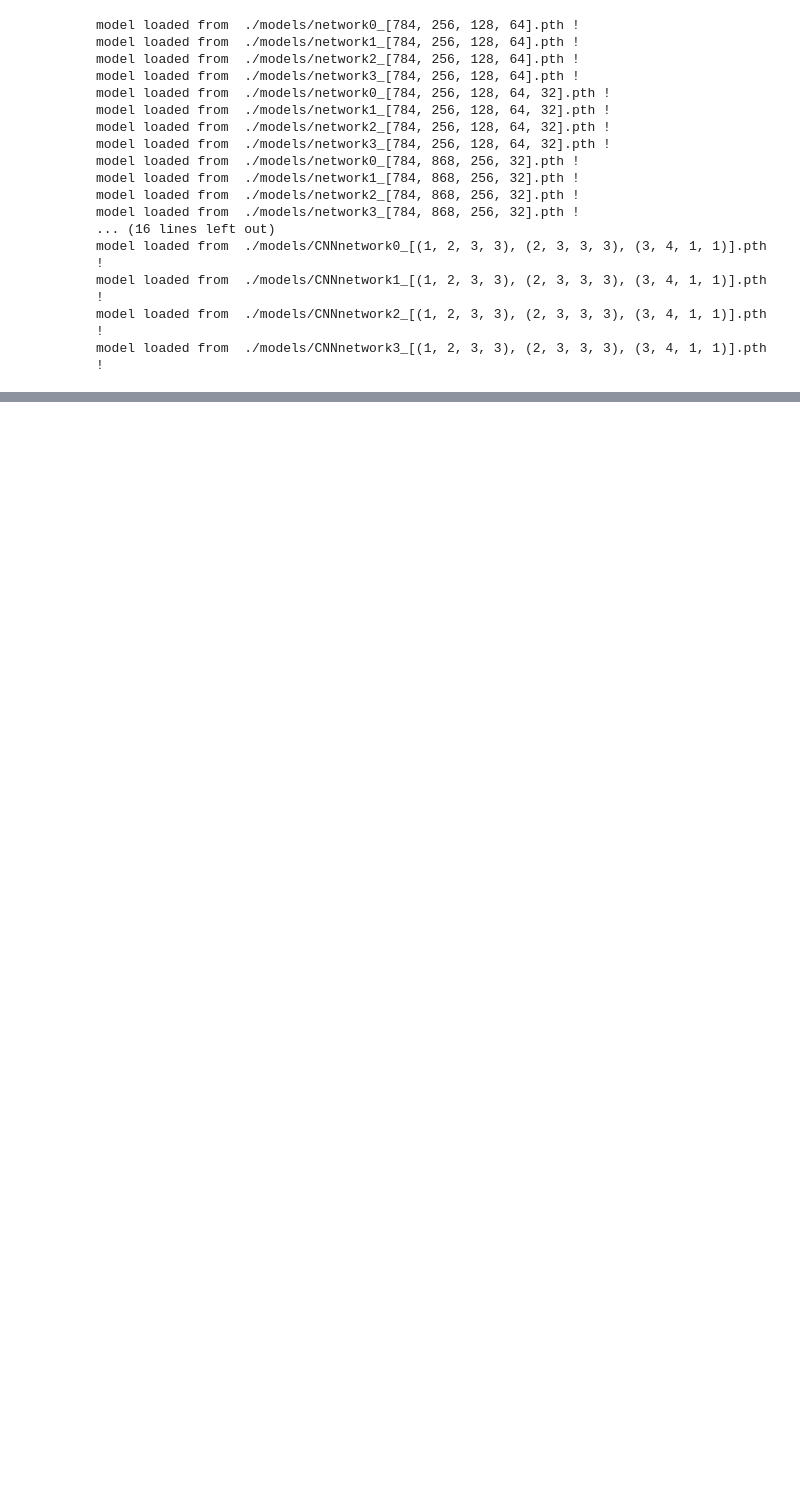
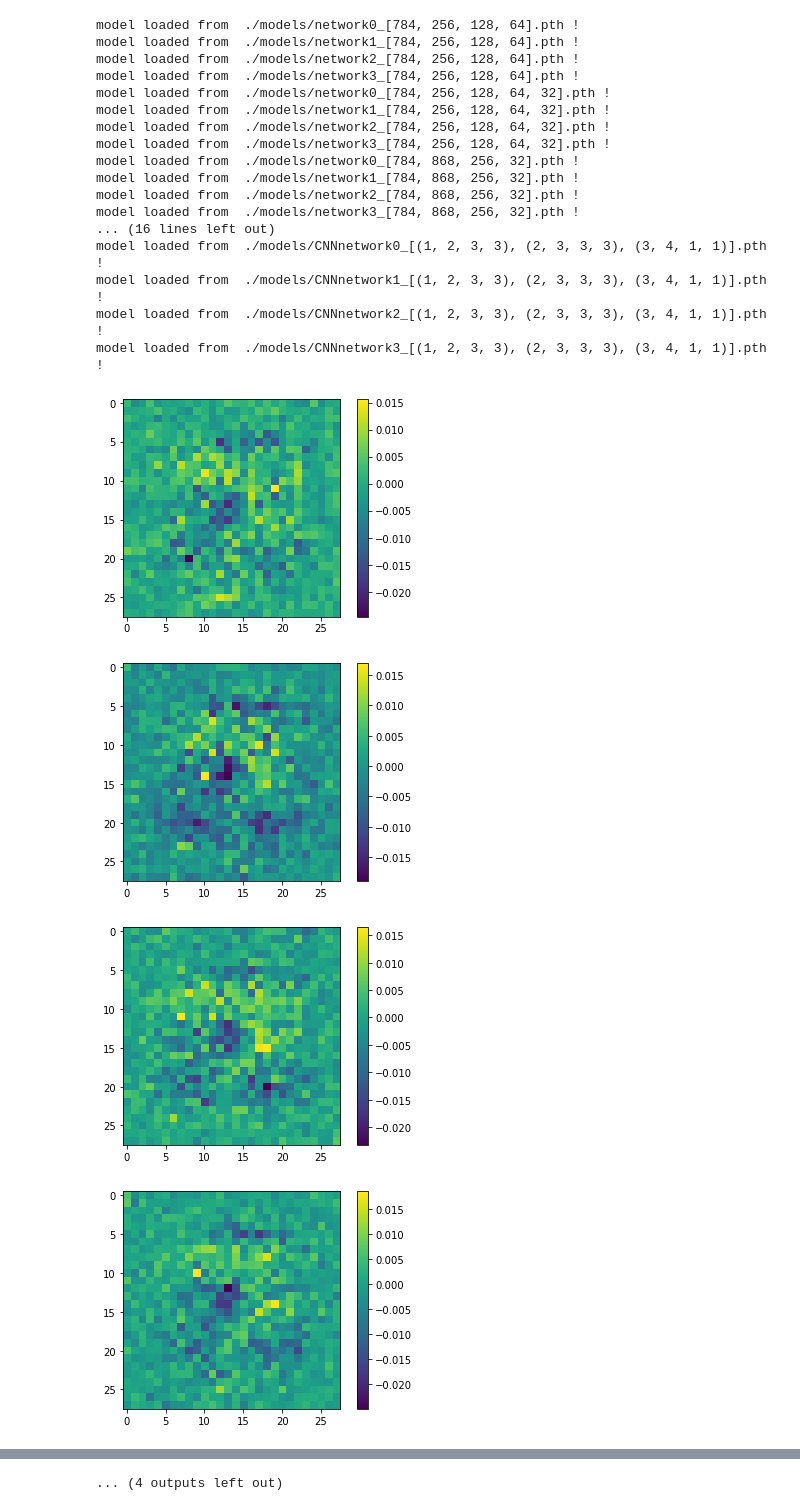
Before and after one commit to elacx/ML, a Jupyter notebook: lime_tests/model_similarity2.ipynb, the cells around one changed output, grey strips where cells are left out. Drawn from its saved outputs; the diff is of its cells as text; code cells hidden in the pictures; blank space fills up the shorter version.

```diff
--- a/lime_tests/model_similarity2.ipynb
+++ b/lime_tests/model_similarity2.ipynb
@@ -134,7 +115,7 @@ y_test = dataset_test.targets.float().to(device)
 f_names = np.arange(0,28*28)
 c_names = ['0','1','2','3','4','5','6','7','8','9']
 
-class model_wrap():
+class DNN_model_wrap():
     def __init__(self,model,dev='cpu'):
         self.model = model
         self.dev = dev
@@ -217,13 +198,18 @@ def cos_sim(v,w):
 # %%
 point_exp = x_test[0].reshape(28*28,).cpu().detach().numpy()
 tr_data = x_train.reshape(x_train.shape[0],28*28).cpu().detach().numpy()
 
 exp_vecs = []
-for i,net in enumerate(nets):
-    model = CNN_model_wrap(net,dev=device).predict_proba
+for i,net in enumerate(nets_dnn):
+    model = DNN_model_wrap(net,dev=device).predict_proba
     v,y_pred = exp_point(point_exp,tr_data,model,f_names,c_names)
     exp_vecs.append(v)
     plt.figure(i)
     plt.imshow(v.reshape(28,28))
     plt.colorbar()
     plt.show()
+# %% [output]
+[figure, added]
+[figure, added]
+[figure, added]
+[figure, added]
@@ -230,3 +224,4 @@ for i,net in enumerate(nets):
+... (4 outputs left out)
 # %%
 sim_matrix = 0.5*np.ones((16,16))
 for i,vec1 in enumerate(exp_vecs):
```
Also changed, not shown: parts of 11 cells of this notebook, 4 other files.
